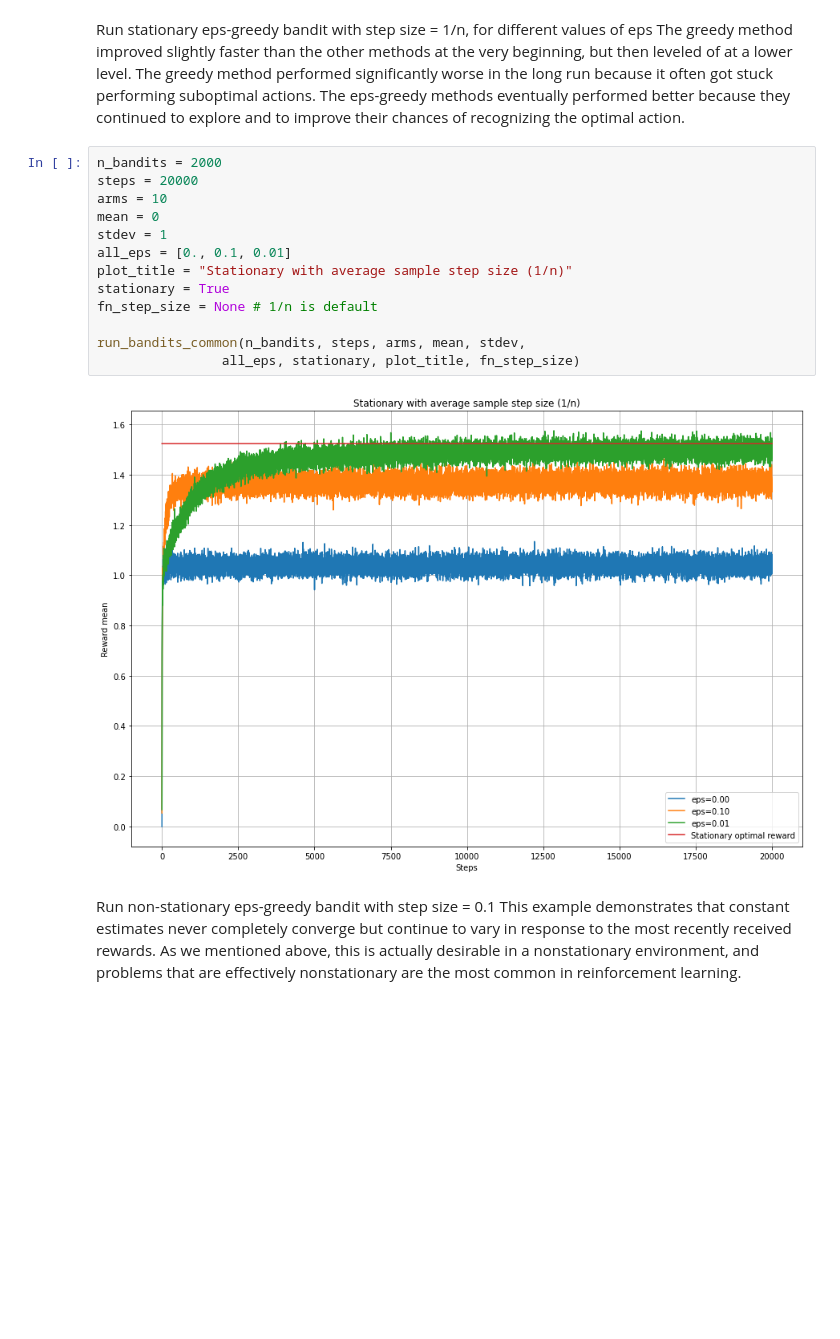
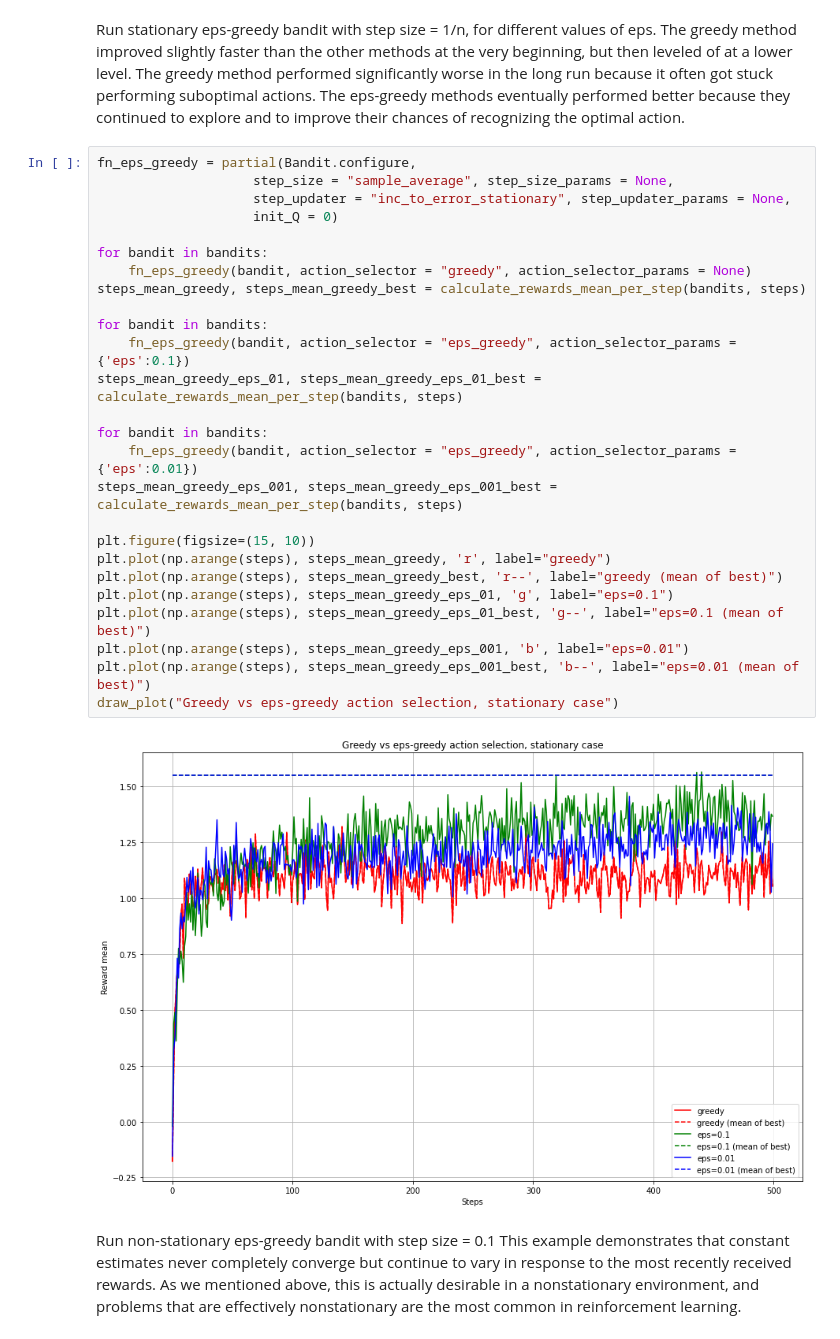
Before and after one commit to shamrous/RL, a Jupyter notebook: Bandit/Bandit.ipynb, the cells around one changed output. Saved outputs shown, nothing was run; the diff lists cells and outputs as text; blank space fills up the shorter version.

Commit message:
Bandit rewroked for versetality

```diff
--- a/Bandit/Bandit.ipynb
+++ b/Bandit/Bandit.ipynb
@@ -19,24 +48,37 @@ from Bandit import *
 # %% [markdown]
-Run stationary eps-greedy bandit with step size = 1/n, for different values of eps
+Run stationary eps-greedy bandit with step size = 1/n, for different values of eps.
 The greedy method improved slightly faster than the other methods at the very beginning, but then leveled
 of at a lower level. The greedy method performed significantly worse in the long run because it often got stuck performing suboptimal actions.
 The eps-greedy methods eventually performed better because they continued to explore and to improve their chances of recognizing
 the optimal action.
-# %%
-n_bandits = 2000
-steps = 20000
-arms = 10
-mean = 0
-stdev = 1
-all_eps = [0., 0.1, 0.01]
-plot_title = "Stationary with average sample step size (1/n)"
-stationary = True
-fn_step_size = None # 1/n is default
-
-run_bandits_common(n_bandits, steps, arms, mean, stdev,
-                all_eps, stationary, plot_title, fn_step_size)
-# %% [output]
-[figure, removed]
+# %%
+fn_eps_greedy = partial(Bandit.configure,
+                    step_size = "sample_average", step_size_params = None,
+                    step_updater = "inc_to_error_stationary", step_updater_params = None,
+                    init_Q = 0)
+
+for bandit in bandits:
+    fn_eps_greedy(bandit, action_selector = "greedy", action_selector_params = None)
+steps_mean_greedy, steps_mean_greedy_best = calculate_rewards_mean_per_step(bandits, steps)
+
+for bandit in bandits:
+    fn_eps_greedy(bandit, action_selector = "eps_greedy", action_selector_params = {'eps':0.1})
+steps_mean_greedy_eps_01, steps_mean_greedy_eps_01_best = calculate_rewards_mean_per_step(bandits, steps)
+
+for bandit in bandits:
+    fn_eps_greedy(bandit, action_selector = "eps_greedy", action_selector_params = {'eps':0.01})
+steps_mean_greedy_eps_001, steps_mean_greedy_eps_001_best = calculate_rewards_mean_per_step(bandits, steps)
+
+plt.figure(figsize=(15, 10))
+plt.plot(np.arange(steps), steps_mean_greedy, 'r', label="greedy")
+plt.plot(np.arange(steps), steps_mean_greedy_best, 'r--', label="greedy (mean of best)")
+plt.plot(np.arange(steps), steps_mean_greedy_eps_01, 'g', label="eps=0.1")
+plt.plot(np.arange(steps), steps_mean_greedy_eps_01_best, 'g--', label="eps=0.1 (mean of best)")
+plt.plot(np.arange(steps), steps_mean_greedy_eps_001, 'b', label="eps=0.01")
+plt.plot(np.arange(steps), steps_mean_greedy_eps_001_best, 'b--', label="eps=0.01 (mean of best)")
+draw_plot("Greedy vs eps-greedy action selection, stationary case")
+# %% [output]
+[figure, added]
 # %% [markdown]
 Run non-stationary eps-greedy bandit with step size = 0.1
 This example demonstrates that constant estimates never completely converge but
```
Also changed, not shown: parts of 8 cells of this notebook, 2 other files.
